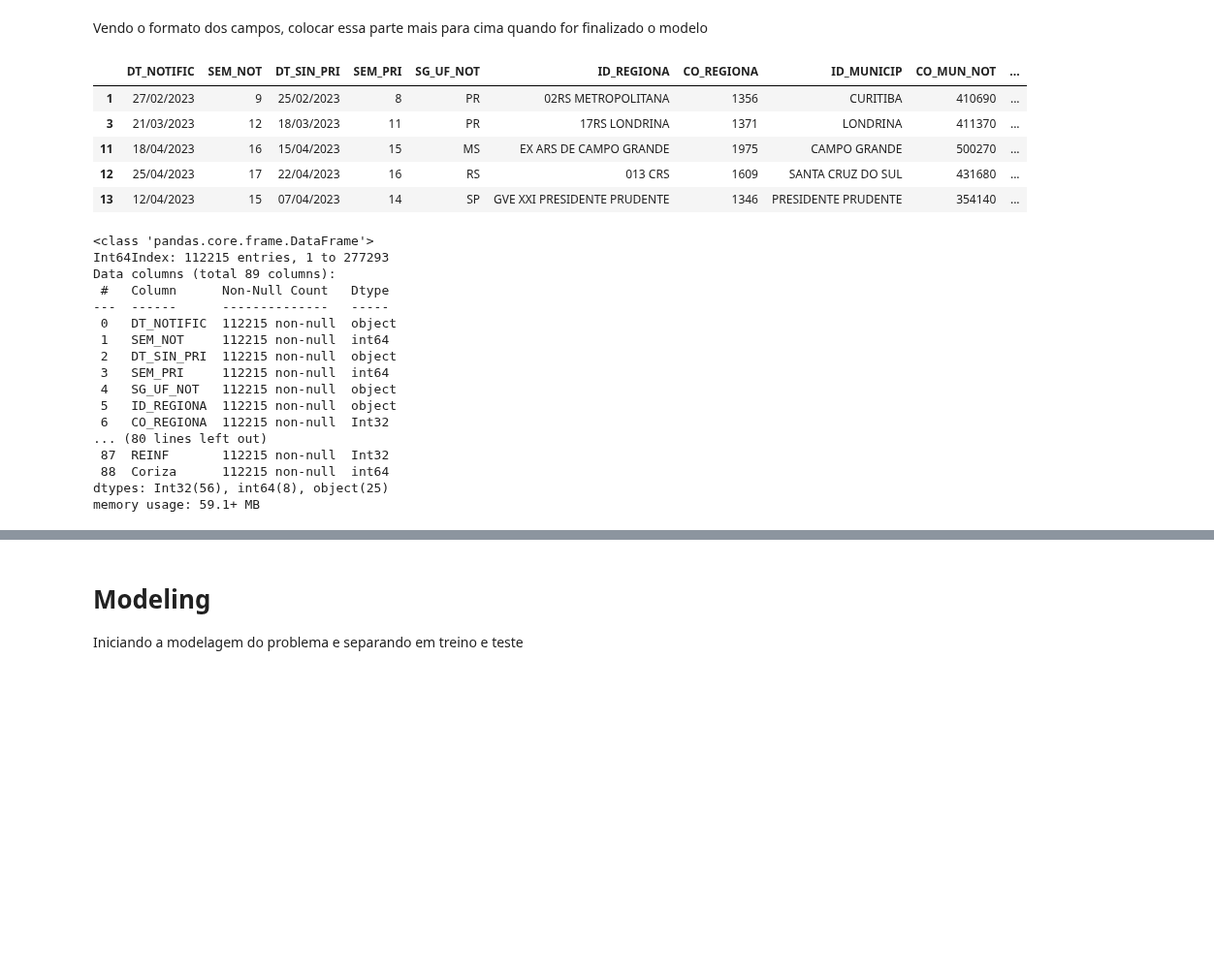
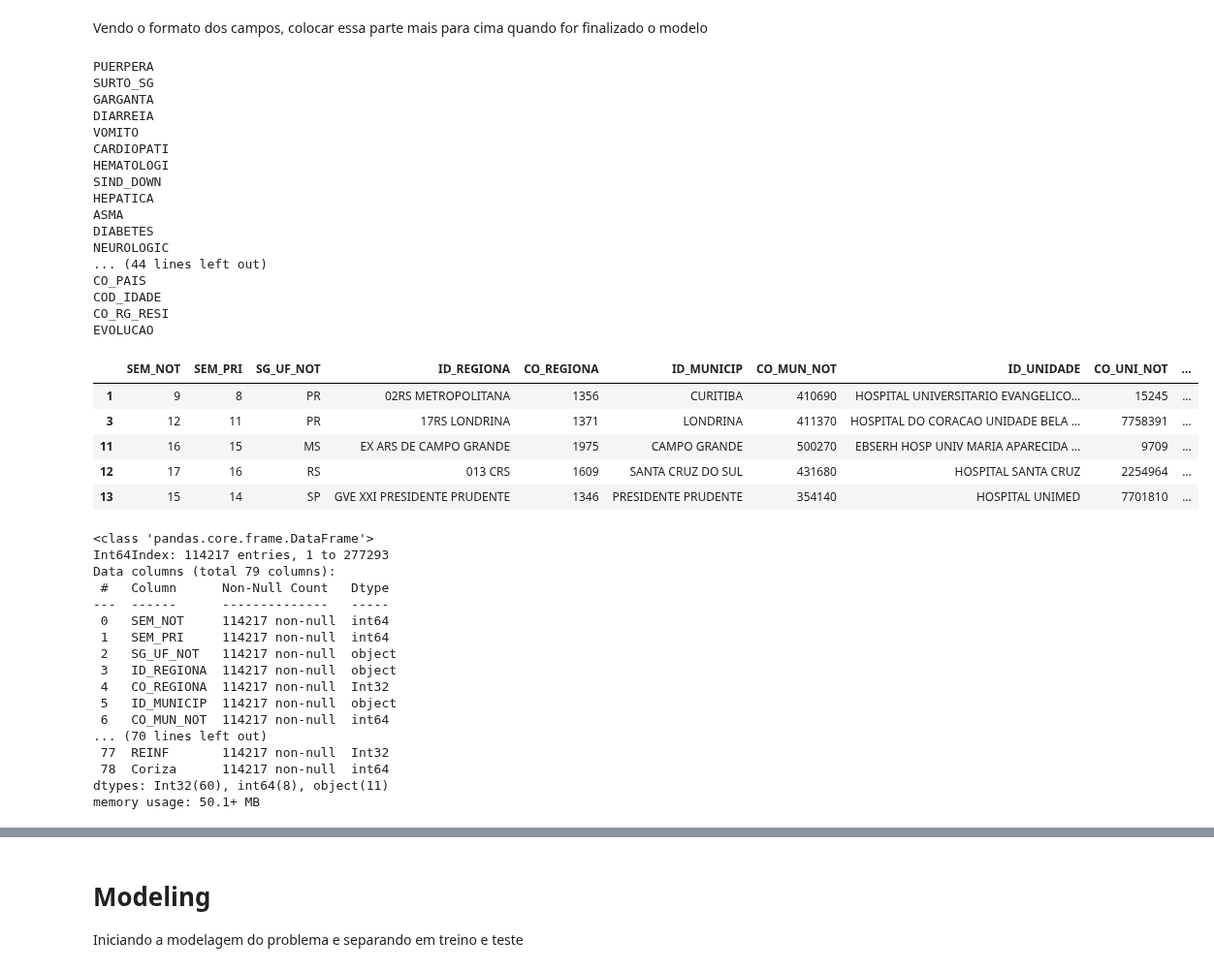
Before and after one commit to GTBelini22/Modelo-de-machine-learning-para-predicao-de-problemas-respiratorios, a Jupyter notebook: Tratando_os_dados.ipynb, the cells around one changed output, grey strips where cells are left out. Shown at 97% size. Cells and saved outputs as stored; diff of their text form; code cells hidden in the pictures; blank space fills up the shorter version.

```diff
--- a/Tratando_os_dados.ipynb
+++ b/Tratando_os_dados.ipynb
@@ -272,9 +273,6 @@ df_filter['Coriza'].sum()
 26832
 # %% [markdown]
 Removendo as colunas de outros sintomas, por não sabermos que outros sintomas são esses
-# %%
-# removido as colunas de outros sintomas                                                                                                                                   as duas colunas por conta de não terem dados que ajudem na analise
-df_filter.drop(columns=['OUTRO_DES', 'OUTRO_SIN'], inplace=True)
 # %%
 # Verificando colunas com formatos diferentes e dados como datas
 
@@ -324,7 +322,8 @@ df_final = df_filter.copy()
 colunas_remover = ['RAIOX_RES', 'DT_RAIOX', 'DT_PCR', 'DT_EVOLUCA', 'DT_RES_AN',
                    'DOSE_1_COV', 'DOSE_2_COV', 'DOSE_REF', 'FAB_COVREF', 'DT_ENTUTI',
                    'FAB_COV_1', 'FAB_COV_2', 'LAB_PR_COV', 'LOTE_1_COV', 'LOTE_2_COV',
-                   'LOTE_REF']
+                   'LOTE_REF', 'CO_RG_INTE', 'OUTRO_DES', 'OUTRO_SIN', 'ID_RG_INTE', 'CO_MU_INTE',
+                   'DT_NOTIFIC', 'DT_SIN_PRI','DT_NASC', 'DT_INTERNA', 'DT_COLETA','DT_ENCERRA', 'DT_DIGITA']
 
 df_final.drop(columns=colunas_remover, axis=1, inplace=True)
 # %%
@@ -354,53 +353,71 @@ df_final.dropna(inplace=True)
 Ajustando o tipo de valor das colunas
 # %%
 # Transformando para float as colunas para depois ser colocado como int
-df_final[['CS_ESCOL_N', 'TP_TES_AN']] = df_final[['CS_ESCOL_N', 'TP_TES_AN']].astype('float')
+colunas_float = ['CS_ESCOL_N', 'TP_TES_AN', 'CO_RG_RESI', 'CO_PAIS', 'COD_IDADE', 'EVOLUCAO']
+
+df_final[colunas_float] = df_final[colunas_float].astype('float')
 # %% [markdown]
 Vendo o formato dos campos, colocar essa parte mais para cima quando for finalizado o modelo
 # %%
-colunas_data = ['DT_NOTIFIC', 'DT_SIN_PRI']
-
 colunas_int= ['PUERPERA', 'SURTO_SG', 'GARGANTA', 'DIARREIA', 'VOMITO',
 'CARDIOPATI', 'HEMATOLOGI', 'SIND_DOWN', 'HEPATICA', 'ASMA',
 'DIABETES', 'NEUROLOGIC', 'PNEUMOPATI', 'IMUNODEPRE', 'RENAL',
 'OBESIDADE', 'OUT_MORBI', 'VACINA', 'ANTIVIRAL',
 'POS_PCRFLU', 'POS_PCROUT', 'DOR_ABD', 'FADIGA','CS_ESCOL_N', 'PERD_OLFT',
 'PERD_PALA', 'TRAT_COV', 'CO_DETEC', 'ESTRANG',
 'RES_AN', 'TP_TES_AN', 'TOMO_RES', 'CO_REGIONA', 'CS_RACA', 'CO_MUN_RES', 'CS_ZONA', 'NOSOCOMIAL',
 'AVE_SUINO', 'FEBRE', 'TOSSE', 'DISPNEIA', 'DESC_RESP', 'SATURACAO',
 'FATOR_RISC', 'HOSPITAL', 'UTI', 'SUPORT_VEN', 'AMOSTRA', 'TP_AMOSTRA',
 'PCR_RESUL', 'CLASSI_FIN', 'CRITERIO', 'HISTO_VGM', 'VACINA_COV',
-'FNT_IN_COV', 'REINF']
+'FNT_IN_COV', 'REINF', 'CO_PAIS', 'COD_IDADE', 'CO_RG_RESI' , 'EVOLUCAO']
 
 # df_final[colunas_data] =  df_final[colunas_data].astype('datetime64')
 for i in  colunas_int:
+    print(i)
     df_final[i] =  df_final[i].astype('Int32')
 
 df_final.head()
 # %% [output]
+PUERPERA
+SURTO_SG
+GARGANTA
+DIARREIA
+VOMITO
+CARDIOPATI
+HEMATOLOGI
+SIND_DOWN
+HEPATICA
+ASMA
+DIABETES
+NEUROLOGIC
+... (44 lines left out)
+CO_PAIS
+COD_IDADE
+CO_RG_RESI
+EVOLUCAO
-|  | DT_NOTIFIC | SEM_NOT | DT_SIN_PRI | SEM_PRI | SG_UF_NOT | ID_REGIONA | CO_REGIONA | ID_MUNICIP | CO_MUN_NOT | ... |
-| 1 | 27/02/2023 | 9 | 25/02/2023 | 8 | PR | 02RS METROPOLITANA | 1356 | CURITIBA | 410690 | ... |
-| 3 | 21/03/2023 | 12 | 18/03/2023 | 11 | PR | 17RS LONDRINA | 1371 | LONDRINA | 411370 | ... |
-| 11 | 18/04/2023 | 16 | 15/04/2023 | 15 | MS | EX ARS DE CAMPO GRANDE | 1975 | CAMPO GRANDE | 500270 | ... |
-| 12 | 25/04/2023 | 17 | 22/04/2023 | 16 | RS | 013 CRS | 1609 | SANTA CRUZ DO SUL | 431680 | ... |
-| 13 | 12/04/2023 | 15 | 07/04/2023 | 14 | SP | GVE XXI PRESIDENTE PRUDENTE | 1346 | PRESIDENTE PRUDENTE | 354140 | ... |
+|  | SEM_NOT | SEM_PRI | SG_UF_NOT | ID_REGIONA | CO_REGIONA | ID_MUNICIP | CO_MUN_NOT | ID_UNIDADE | CO_UNI_NOT | ... |
+| 1 | 9 | 8 | PR | 02RS METROPOLITANA | 1356 | CURITIBA | 410690 | HOSPITAL UNIVERSITARIO EVANGELICO... | 15245 | ... |
+| 3 | 12 | 11 | PR | 17RS LONDRINA | 1371 | LONDRINA | 411370 | HOSPITAL DO CORACAO UNIDADE BELA ... | 7758391 | ... |
+| 11 | 16 | 15 | MS | EX ARS DE CAMPO GRANDE | 1975 | CAMPO GRANDE | 500270 | EBSERH HOSP UNIV MARIA APARECIDA ... | 9709 | ... |
+| 12 | 17 | 16 | RS | 013 CRS | 1609 | SANTA CRUZ DO SUL | 431680 | HOSPITAL SANTA CRUZ | 2254964 | ... |
+| 13 | 15 | 14 | SP | GVE XXI PRESIDENTE PRUDENTE | 1346 | PRESIDENTE PRUDENTE | 354140 | HOSPITAL UNIMED | 7701810 | ... |
 # %%
 df_final.info()
 # %% [output]
 <class 'pandas.core.frame.DataFrame'>
-Int64Index: 112215 entries, 1 to 277293
-Data columns (total 89 columns):
+Int64Index: 114217 entries, 1 to 277293
+Data columns (total 79 columns):
  #   Column      Non-Null Count   Dtype
 ---  ------      --------------   -----
- 0   DT_NOTIFIC  112215 non-null  object
- 1   SEM_NOT     112215 non-null  int64
- 2   DT_SIN_PRI  112215 non-null  object
- 3   SEM_PRI     112215 non-null  int64
- 4   SG_UF_NOT   112215 non-null  object
- 5   ID_REGIONA  112215 non-null  object
- 6   CO_REGIONA  112215 non-null  Int32
-... (80 lines left out)
- 87  REINF       112215 non-null  Int32
- 88  Coriza      112215 non-null  int64
-dtypes: Int32(56), int64(8), object(25)
-memory usage: 59.1+ MB
+ 0   SEM_NOT     114217 non-null  int64
+ 1   SEM_PRI     114217 non-null  int64
+ 2   SG_UF_NOT   114217 non-null  object
+ 3   ID_REGIONA  114217 non-null  object
+ 4   CO_REGIONA  114217 non-null  Int32
+ 5   ID_MUNICIP  114217 non-null  object
+ 6   CO_MUN_NOT  114217 non-null  int64
+... (70 lines left out)
+ 77  REINF       114217 non-null  Int32
+ 78  Coriza      114217 non-null  int64
+dtypes: Int32(60), int64(8), object(11)
+memory usage: 50.1+ MB
```
Also changed, not shown: parts of 10 cells of this notebook.
